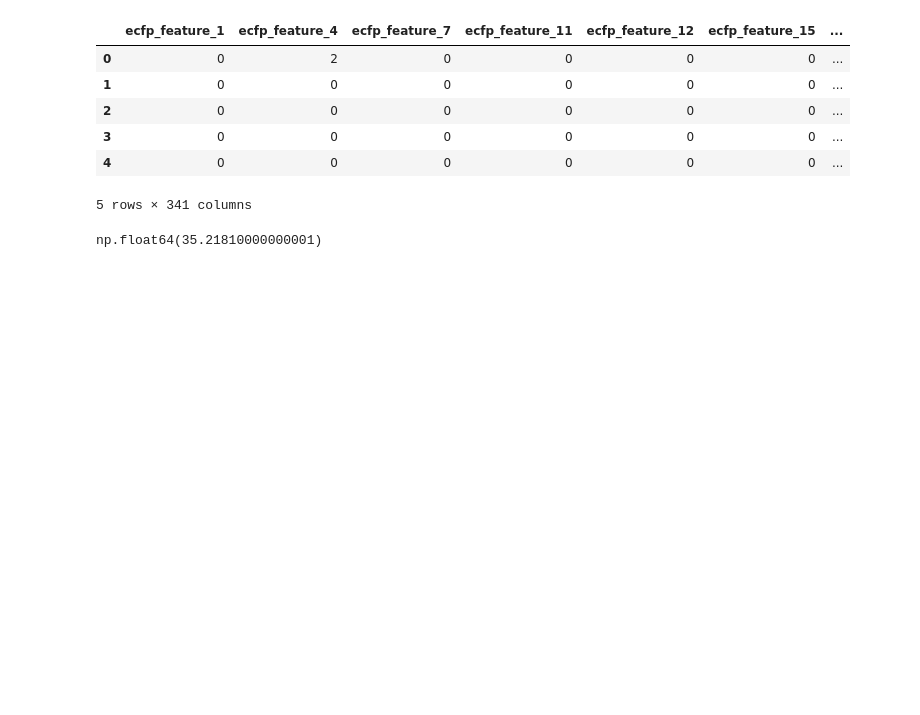
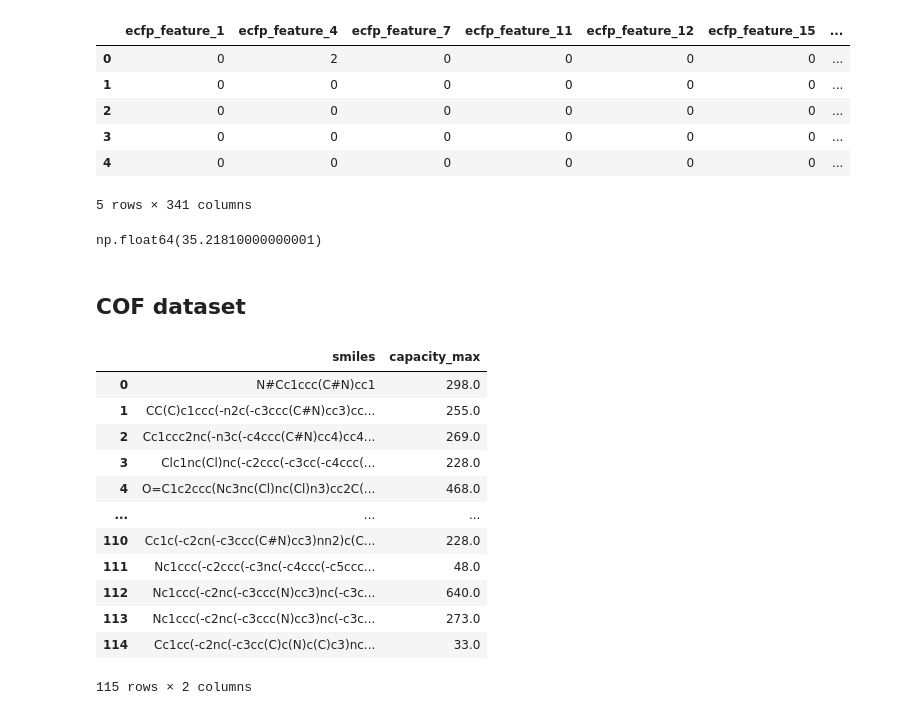
Before and after one commit to JNeubau/XAI-ChemBenchmark, a Jupyter notebook: notebooks/datasets_preprocessing.ipynb, the cells around one changed output. Cells and saved outputs as stored; diff of their text form; code cells hidden in the pictures; blank space fills up the shorter version.

```diff
--- a/notebooks/datasets_preprocessing.ipynb
+++ b/notebooks/datasets_preprocessing.ipynb
@@ -563,3 +563,22 @@ df_redox_ecfp.head()
 np.float64(35.21810000000001)
 # %%
 df_redox_ecfp.to_csv('../data/redox_data/redox_ecfp.csv', index=False)
+# %% [markdown]
+## COF dataset
+# %%
+df_cof = pd.read_csv('../data/raw/cof.csv')
+df_cof
+# %% [output]
+|  | smiles | capacity_max |
+| 0 | N#Cc1ccc(C#N)cc1 | 298.0 |
+| 1 | CC(C)c1ccc(-n2c(-c3ccc(C#N)cc3)cc... | 255.0 |
+| 2 | Cc1ccc2nc(-n3c(-c4ccc(C#N)cc4)cc4... | 269.0 |
+| 3 | Clc1nc(Cl)nc(-c2ccc(-c3cc(-c4ccc(... | 228.0 |
+| 4 | O=C1c2ccc(Nc3nc(Cl)nc(Cl)n3)cc2C(... | 468.0 |
+| ... | ... | ... |
+| 110 | Cc1c(-c2cn(-c3ccc(C#N)cc3)nn2)c(C... | 228.0 |
+| 111 | Nc1ccc(-c2ccc(-c3nc(-c4ccc(-c5ccc... | 48.0 |
+| 112 | Nc1ccc(-c2nc(-c3ccc(N)cc3)nc(-c3c... | 640.0 |
+| 113 | Nc1ccc(-c2nc(-c3ccc(N)cc3)nc(-c3c... | 273.0 |
+| 114 | Cc1cc(-c2nc(-c3cc(C)c(N)c(C)c3)nc... | 33.0 |
+115 rows × 2 columns
```
Also changed, not shown: parts of 9 cells of this notebook, 15 other files.
